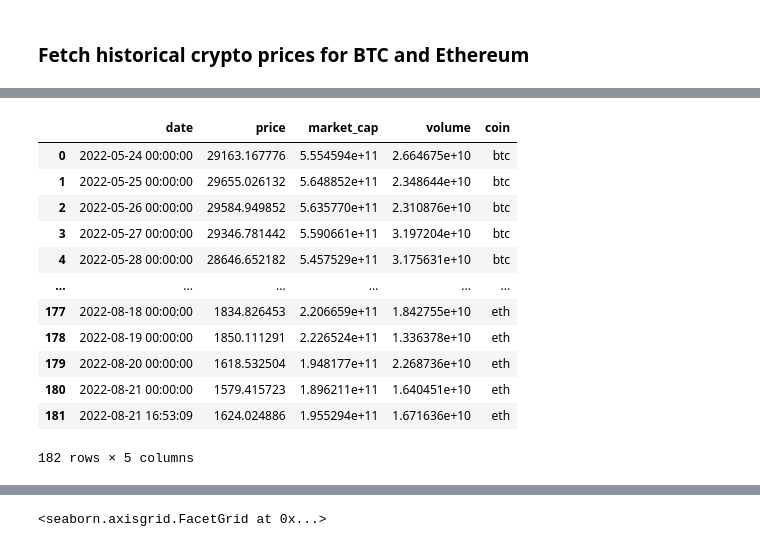
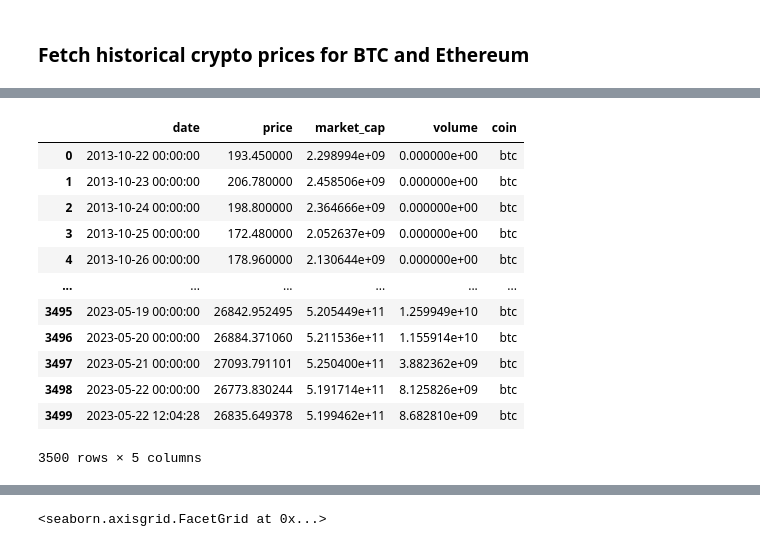
Before and after one commit to abhishek4563/crypto-trading-app, a Jupyter notebook: GetCryptoPrices.ipynb, the cells around one changed output, grey strips where cells are left out. Saved outputs shown, nothing was run; the diff lists cells and outputs as text; code cells hidden in the pictures.

```diff
--- a/GetCryptoPrices.ipynb
+++ b/GetCryptoPrices.ipynb
@@ -190,7 +195,7 @@ top_crypto_vol  # TOP CRYPTOS BY VOL TRADED IN LAST 24 HOURS
 # %%
 # GETTING BTC HISToRIcAL PRICES
 # %%
-btc_historical_prices_json= cg.get_coin_market_chart_by_id(id="bitcoin", vs_currency="usd",days="90", interval="daily")
+btc_historical_prices_json= cg.get_coin_market_chart_by_id(id="bitcoin", vs_currency="usd",days="3500", interval="daily")
 # %%
 btc_historical_prices_json
 # %% [output]
@@ -333,19 +366,21 @@ btc_eth_historical_prices
 # %%
-# convert unix ms timestamp to date from https://stackoverflow.com/questions/19231871/convert-unix-time-to-readable-date-in-pandas-dataframe
-btc_eth_historical_prices['date']=pd.to_datetime(btc_eth_historical_prices['date'],unit='ms')
+# convert unix ms timestamp to date from
+# https://stackoverflow.com/questions/19231871/convert-unix-time-to-readable-date-in-pandas-dataframe
+btc_historical_prices['date']=pd.to_datetime(btc_historical_prices['date'],unit='s')
+eth_historical_prices['date']=pd.to_datetime(eth_historical_prices['date'],unit='s')
 # %%
-btc_eth_historical_prices
+btc_historical_prices
 # %% [output]
 |  | date | price | market_cap | volume | coin |
-| 0 | 2022-05-24 00:00:00 | 29163.167776 | 5.554594e+11 | 2.664675e+10 | btc |
-| 1 | 2022-05-25 00:00:00 | 29655.026132 | 5.648852e+11 | 2.348644e+10 | btc |
-| 2 | 2022-05-26 00:00:00 | 29584.949852 | 5.635770e+11 | 2.310876e+10 | btc |
-| 3 | 2022-05-27 00:00:00 | 29346.781442 | 5.590661e+11 | 3.197204e+10 | btc |
-| 4 | 2022-05-28 00:00:00 | 28646.652182 | 5.457529e+11 | 3.175631e+10 | btc |
+| 0 | 2013-10-22 00:00:00 | 193.450000 | 2.298994e+09 | 0.000000e+00 | btc |
+| 1 | 2013-10-23 00:00:00 | 206.780000 | 2.458506e+09 | 0.000000e+00 | btc |
+| 2 | 2013-10-24 00:00:00 | 198.800000 | 2.364666e+09 | 0.000000e+00 | btc |
+| 3 | 2013-10-25 00:00:00 | 172.480000 | 2.052637e+09 | 0.000000e+00 | btc |
+| 4 | 2013-10-26 00:00:00 | 178.960000 | 2.130644e+09 | 0.000000e+00 | btc |
 | ... | ... | ... | ... | ... | ... |
-| 177 | 2022-08-18 00:00:00 | 1834.826453 | 2.206659e+11 | 1.842755e+10 | eth |
-| 178 | 2022-08-19 00:00:00 | 1850.111291 | 2.226524e+11 | 1.336378e+10 | eth |
-| 179 | 2022-08-20 00:00:00 | 1618.532504 | 1.948177e+11 | 2.268736e+10 | eth |
-| 180 | 2022-08-21 00:00:00 | 1579.415723 | 1.896211e+11 | 1.640451e+10 | eth |
-| 181 | 2022-08-21 16:53:09 | 1624.024886 | 1.955294e+11 | 1.671636e+10 | eth |
+| 3495 | 2023-05-19 00:00:00 | 26842.952495 | 5.205449e+11 | 1.259949e+10 | btc |
+| 3496 | 2023-05-20 00:00:00 | 26884.371060 | 5.211536e+11 | 1.155914e+10 | btc |
+| 3497 | 2023-05-21 00:00:00 | 27093.791101 | 5.250400e+11 | 3.882362e+09 | btc |
+| 3498 | 2023-05-22 00:00:00 | 26773.830244 | 5.191714e+11 | 8.125826e+09 | btc |
+| 3499 | 2023-05-22 12:04:28 | 26835.649378 | 5.199462e+11 | 8.682810e+09 | btc |
-182 rows × 5 columns
+3500 rows × 5 columns
```
Also changed, not shown: parts of 49 cells of this notebook, 1 other file.
